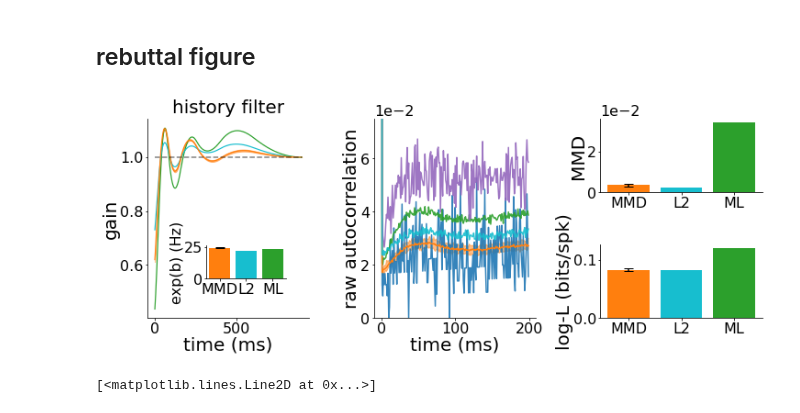
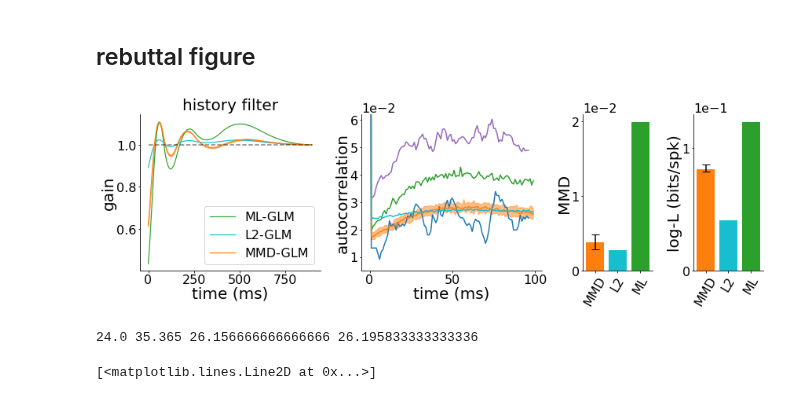
Before and after one commit to diegoarri91/mmd-glm, a Jupyter notebook: experiments/figure3/monkey_pmv_cimmd.ipynb, the cells around one changed output. Cells and saved outputs as stored; diff of their text form; code cells hidden in the pictures.

Commit message:
preparing rebuttal figures

```diff
--- a/experiments/figure3/monkey_pmv_cimmd.ipynb
+++ b/experiments/figure3/monkey_pmv_cimmd.ipynb
@@ -586,0 +649,6 @@ KeyboardInterrupt:
+# %%
+_, r_fr_mmd_long, mask_spikes_fr_mmd_long = mmdglm.sample(t_long, shape=(8000,))
+st_fr_mmd_long = SpikeTrain(t_long, mask_spikes_fr_mmd_long)
+isi_fr_mmd_long = st_fr_mmd_long.isi_distribution()
+mean_isi_fr_mmd_long = np.mean(isi_fr_mmd_long)
+fr_mmd = np.sum(mask_spikes_fr_mmd_long, 0) / (t_long[-1] + dt) * 1000
@@ -799,16 +919,6 @@ iterations_mmd = np.arange(1, len(loss_mmd) + 1, 1)
 # %%
-conv_ker = KernelFun.gaussian_delta(20)
+psth_l2 = np.mean(st_fr_l2_long.convolve(conv_ker), 1) * 1000
 
-psth_d = np.mean(st_train.convolve(conv_ker), 1) * 1000
-psth_ml = np.mean(st_fr_ml_long.convolve(conv_ker), 1) * 1000
-psth_l2 = np.mean(st_fr_l2_long.convolve(conv_ker), 1) * 1000
-psth_mmd = np.mean(st_fr_mmd_long.convolve(conv_ker), 1) * 1000
-
-# _, r_fr_ml, mask_spikes_fr_ml = glm.sample(st_train.t, shape=(st_train.mask.shape[1],))
-
-phi_d_ml = phi_autocov(t, torch.from_numpy(r_train_dc_ml), glm)
-phi_fr_ml = phi_autocov(t, torch.from_numpy(r_fr_ml), glm)
 phi_d_l2 = phi_autocov(t, torch.from_numpy(r_train_dc_l2), glm_l2)
-phi_fr_l2 = phi_autocov(t, torch.from_numpy(r_fr_l2), glm_l2)
-mmd_ml = (torch.sum((torch.mean(phi_d_ml.detach(), 1) - torch.mean(phi_fr_ml.detach(), 1))**2)).item()
+phi_fr_l2 = phi_autocov(t, torch.from_numpy(r_fr_l2_long[:len(t)]), glm_l2)
 mmd_l2 = (torch.sum((torch.mean(phi_d_l2.detach(), 1) - torch.mean(phi_fr_l2.detach(), 1))**2)).item()
@@ -970,58 +1078,68 @@ myplt.set_labels(axpsth, xlabel='time (ms)', ylabel='psth (Hz)')
 tick_labelsize = 16
 
 f = 4
-fig, (axeta, axac, axmmd, axll) = plot_layout_rebuttal(f)
-fig.subplots_adjust(hspace=0.7, wspace=0.4)
+# fig, (axeta, axac, axmmd, axll) = plot_layout_rebuttal(f)
+# fig.subplots_adjust(hspace=0.7, wspace=0.4)
+fig, (axeta, axac, axmmd, axll) = plot_layout_rebuttal2(f)
+fig.subplots_adjust(wspace=0.6)
 
 lw = 1.2
 glm.eta.plot(t=t_ker, ax=axeta, exp_values=True, label='ML-GLM', color=palette['ml'], lw=lw)
 glm_l2.eta.plot(t=t_ker, ax=axeta, exp_values=True, label='L2-GLM', color=palette['l2'], lw=lw)
-axeta.plot(t_ker, np.exp(eta_valsm), label='CIMMD-GLM', color=palette['mmd'], lw=lw)
+axeta.plot(t_ker, np.exp(eta_valsm), label='MMD-GLM', color=palette['mmd'], lw=lw)
 axeta.fill_between(t_ker, np.exp(eta_vals0), np.exp(eta_valsf), alpha=0.5, color=palette['mmd'])
 myplt.set_labels(axeta, xlabel='time (ms)', ylabel='gain', title='history filter')
 axeta.plot([t_ker[0], t_ker[-1]], [1, 1], 'k--', alpha=0.5)
+axeta.legend()
 
-axbias = inset_axes(axeta, width=1.2, height=0.5, bbox_to_anchor=(0, 0.1, .9, .3),
-                   bbox_transform=axeta.transAxes)
-axbias.bar(0, u0_m, color=palette['mmd'], yerr=np.array([u0_0, u0_f]).reshape(2, 1))
-axbias.bar(1, np.exp(glm_l2.u0) * 1000, color=palette['l2'])
-axbias.bar(2, np.exp(glm.u0) * 1000, color=palette['ml'])
-axbias.set_ylabel('exp(b) (Hz)', fontsize=tick_labelsize)
-axbias.set_xticks(range(3))
-axbias.set_xticklabels(xlabels, fontsize=tick_labelsize)
-space = 0.5
-axbias.set_xlim(0 - space, 2 + space)
+# axbias = inset_axes(axeta, width=1.2, height=0.5, bbox_to_anchor=(0, 0.1, .9, .3),
+#                    bbox_transform=axeta.transAxes)
+# axbias.bar(0, u0_m, color=palette['mmd'], yerr=np.array([u0_0, u0_f]).reshape(2, 1))
+# axbias.bar(1, np.exp(glm_l2.u0) * 1000, color=palette['l2'])
+# axbias.bar(2, np.exp(glm.u0) * 1000, color=palette['ml'])
+# axbias.set_ylabel('exp(b) (Hz)', fontsize=tick_labelsize)
+# axbias.set_xticks(range(3))
+# axbias.set_xticklabels(xlabels, fontsize=tick_labelsize)
+# space = 0.5
+# axbias.set_xlim(0 - space, 2 + space)
 
-alpha = 0.9
-axac.plot(autocov_train[:argf_autocor] / autocov_train[0], alpha=alpha, color=palette['d'], label='data')
+alpha = 1
+axac.plot(autocor_train_smooth, alpha=alpha, color=palette['d'], label='data')
 axac.plot(autocov_ml_long[:argf_autocor] / autocov_ml_long[0], alpha=alpha, color=palette['ml'], label='ML-GLM')
-# axac.plot(autocov_mmd_long[:argf_autocor] / autocov_mmd_long[0], alpha=alpha, color=palette['mmd'], label='CIMMD-GLM')
-axac.plot(np.arange(0, argf_autocor, 1), autocov_mmd_longm, label='CIMMD-GLM', color=palette['mmd'])
-axac.fill_between(np.arange(0, argf_autocor, 1), autocov_mmd_long0, autocov_mmd_longf, alpha=0.5, color=palette['mmd'])
-axac.plot(autocov_inh[:argf_autocor] / autocov_inh[0], alpha=alpha, color=palette['chen'], label='chen')
+axac.plot(np.arange(0, argf_autocor, 1), autocov_mmd_longm[:argf_autocor], label='MMD-GLM', color=palette['mmd'])
+axac.fill_between(np.arange(0, argf_autocor, 1), autocov_mmd_long0[:argf_autocor], autocov_mmd_longf[:argf_autocor], alpha=0.5, color=palette['mmd'])
+axac.plot(autocor_inh_smooth, alpha=alpha, color=palette['chen'], label='chen')
 axac.plot(autocov_l2_long[:argf_autocor] / autocov_l2_long[0], alpha=alpha, color=palette['l2'], label='L2')
-axac.set_ylim(0, 0.075)
-myplt.set_labels(axac, xlabel='time (ms)', ylabel='raw autocorrelation')
+axac.set_ylim(0.005, 0.062)
+myplt.set_labels(axac, xlabel='time (ms)', ylabel='autocorrelation')
 axac.ticklabel_format(axis="y", style="sci", scilimits=(0,0))
 
 axmmd.bar(0, mmd_mmd_m, color=palette['mmd'], label='CIMMD-GLM', yerr=np.array([mmd_mmd_0, mmd_mmd_f]).reshape(2, 1))
 axmmd.bar(1, mmd_l2, color=palette['l2'], label='L2-GLM')
 axmmd.bar(2, mmd_ml, color=palette['ml'], label='ML-GLM')
 axmmd.set_ylabel('MMD')
 axmmd.set_xticks([0, 1, 2])
-axmmd.set_xticklabels(xlabels, fontsize=tick_labelsize)
+axmmd.set_xticklabels(xlabels, fontsize=tick_labelsize, rotation=60)
+axmmd.set_yticks([0, 1e-2, 2e-2])
 axmmd.ticklabel_format(axis="y", style="sci", scilimits=(0,0))
 
 axll.bar(0, ll_normed_train_mmd_m, color=palette['mmd'], label='CIMMD-GLM', yerr=np.array([ll_normed_train_mmd_0, ll_normed_train_mmd_f]).reshape(2, 1))
 axll.bar(1, -nll_normed_train_l2[-1], color=palette['l2'], label='L2-GLM')
 axll.bar(2, -nll_normed_train_ml[-1], color=palette['ml'], label='ML-GLM')
 axll.set_ylabel('log-L (bits/spk)')
 axll.set_xticks([0, 1, 2])
-axll.set_xticklabels(xlabels, fontsize=tick_labelsize)
+axll.set_xticklabels(xlabels, fontsize=tick_labelsize, rotation=60)
+axll.set_yticks([0, 1e-1])
+axll.ticklabel_format(axis="y", style="sci", scilimits=(0,0))
 
+fig.tight_layout()
 fig.savefig('./fig3_rebuttal.pdf', transparent=True)
 # %% [output]
-[figure, old version]
+[figure, new version]
+# %%
+print(fr_train, fr_ml, fr_l2, fr_mmd)
+# %% [output]
+24.0 35.365 26.156666666666666 26.195833333333336
 # %%
 ker = KernelFun.gaussian_delta(20)
 
```
Also changed, not shown: parts of 32 cells of this notebook, 7 other files.
